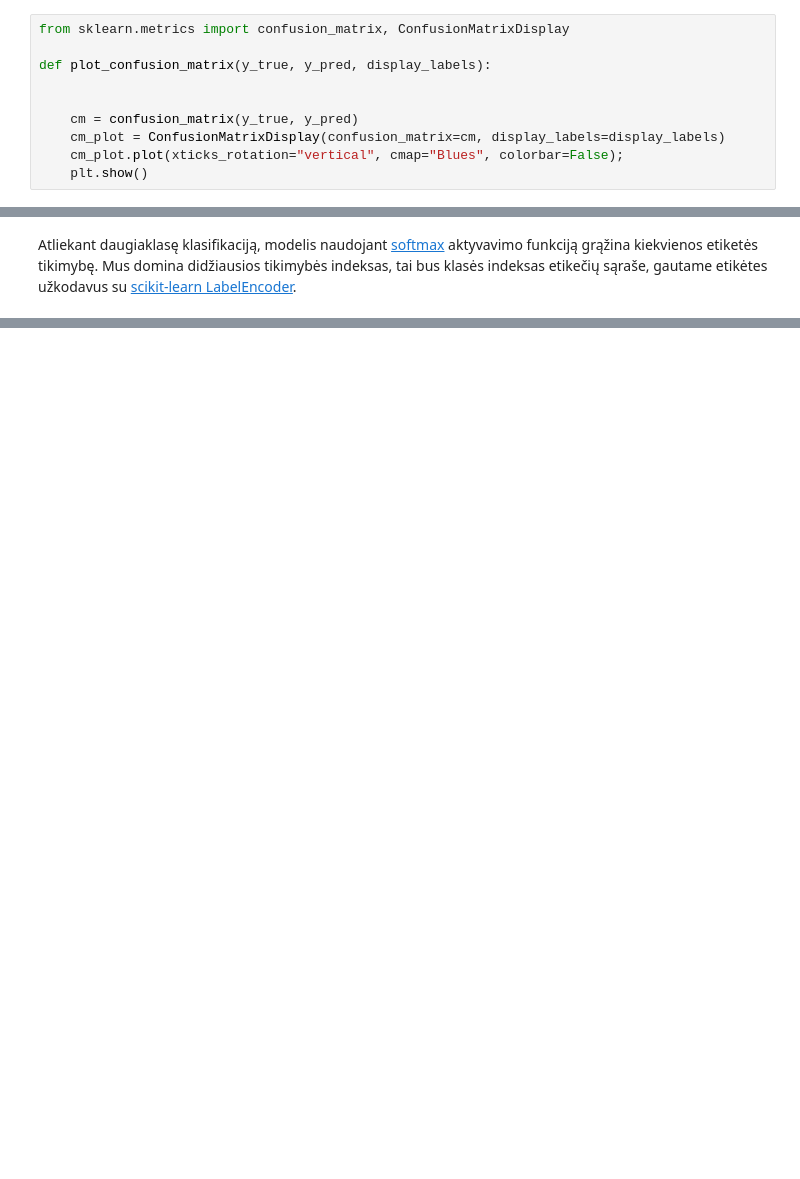
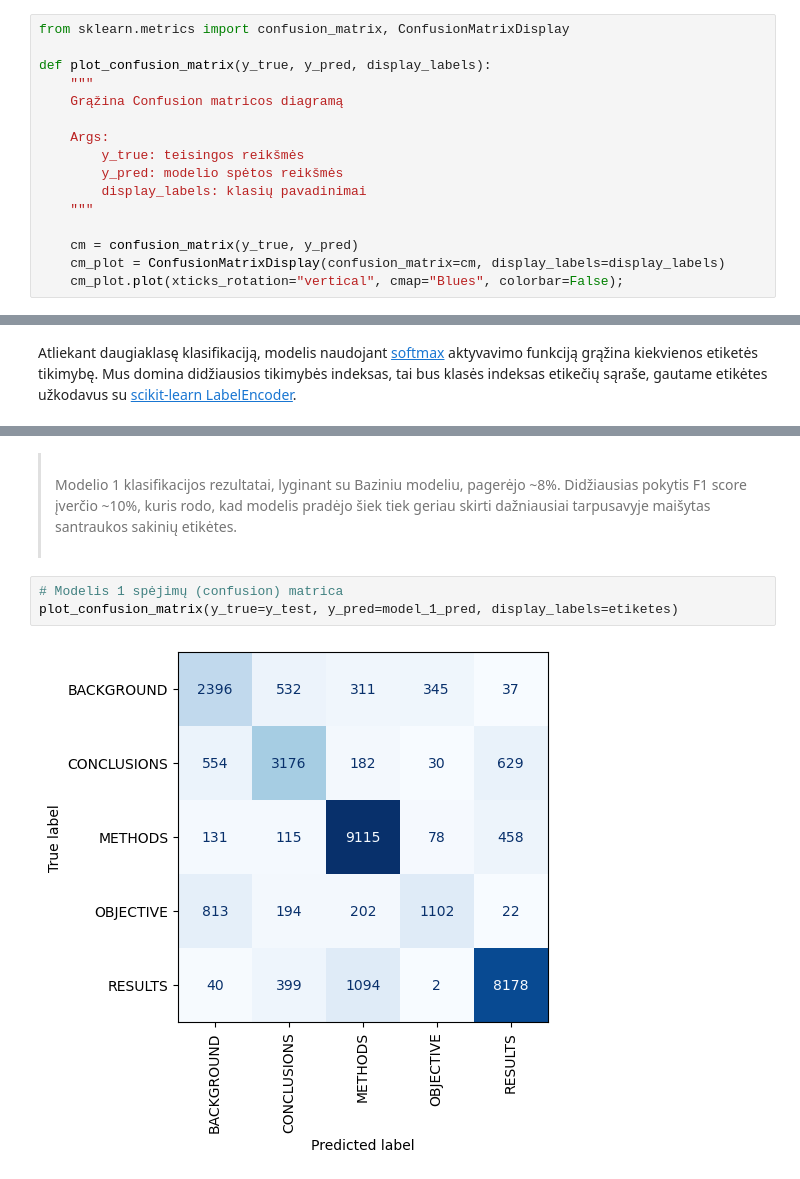
Before and after one commit to gisora/ptu8-final-project, a Jupyter notebook: nuosekliu_sakiniu_klasifikavimas.ipynb, the cells around one changed output, grey strips where cells are left out. Saved outputs shown, nothing was run; the diff lists cells and outputs as text; blank space fills up the shorter version.

```diff
--- a/nuosekliu_sakiniu_klasifikavimas.ipynb
+++ b/nuosekliu_sakiniu_klasifikavimas.ipynb
@@ -412,12 +415,18 @@ Confusion matrica sudarysime su [scikit-learn](https://scikit-learn.org) funkcij
 from sklearn.metrics import confusion_matrix, ConfusionMatrixDisplay
 
 def plot_confusion_matrix(y_true, y_pred, display_labels):
+    """
+    Grąžina Confusion matricos diagramą
 
+    Args:
+        y_true: teisingos reikšmės
+        y_pred: modelio spėtos reikšmės
+        display_labels: klasių pavadinimai
+    """
 
     cm = confusion_matrix(y_true, y_pred)
     cm_plot = ConfusionMatrixDisplay(confusion_matrix=cm, display_labels=display_labels)
     cm_plot.plot(xticks_rotation="vertical", cmap="Blues", colorbar=False);
-    plt.show()
 # %%
 plot_confusion_matrix(y_test, model_0_pred, etiketes)
 # %% [output]
@@ -776,0 +829,9 @@ plot_confusion_matrix(y_test, model_1_pred, etiketes)
+# %% [markdown]
+><br>
+>Modelio 1 klasifikacijos rezultatai, lyginant su Baziniu modeliu, pagerėjo ~8%. Didžiausias pokytis F1 score įverčio ~10%, kuris rodo, kad modelis pradėjo šiek tiek geriau skirti dažniausiai tarpusavyje maišytas santraukos sakinių etikėtes.<br>
+><br>
+# %%
+# Modelis 1 spėjimų (confusion) matrica
+plot_confusion_matrix(y_true=y_test, y_pred=model_1_pred, display_labels=etiketes)
+# %% [output]
+[figure, added]
```
Also changed, not shown: parts of 23 cells of this notebook.
